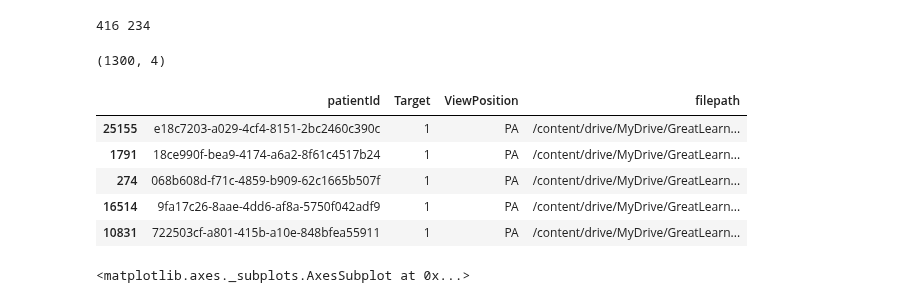
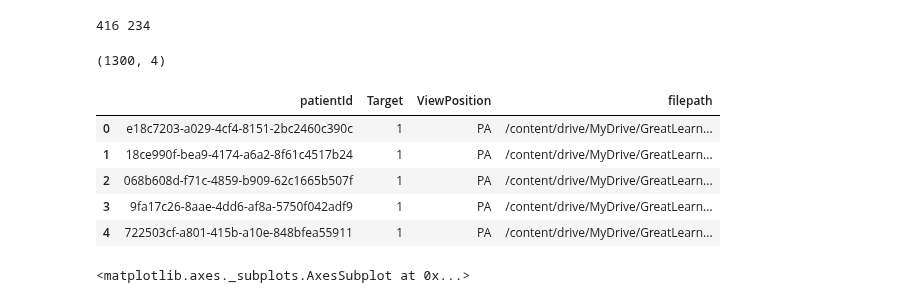
Before and after one commit to baalasangar/MLAI, a Jupyter notebook: 13_Capstone/Model_building_classification.ipynb, the cells around one changed output. Cells and saved outputs as stored; diff of their text form; code cells hidden in the pictures.

```diff
--- a/13_Capstone/Model_building_classification.ipynb
+++ b/13_Capstone/Model_building_classification.ipynb
@@ -95,14 +105,15 @@ sampled_metadata = sampled_metadata.append(metadata_df.query("ViewPosition == 'A
 # %% [output]
 416 234
 # %%
+sampled_metadata.reset_index(drop=True,inplace=True )
 print(sampled_metadata.shape)
 sampled_metadata.head()
 # %% [output]
 (1300, 4)
 |  | patientId | Target | ViewPosition | filepath |
-| 25155 | e18c7203-a029-4cf4-8151-2bc2460c390c | 1 | PA | /content/drive/MyDrive/GreatLearn... |
-| 1791 | 18ce990f-bea9-4174-a6a2-8f61c4517b24 | 1 | PA | /content/drive/MyDrive/GreatLearn... |
-| 274 | 068b608d-f71c-4859-b909-62c1665b507f | 1 | PA | /content/drive/MyDrive/GreatLearn... |
-| 16514 | 9fa17c26-8aae-4dd6-af8a-5750f042adf9 | 1 | PA | /content/drive/MyDrive/GreatLearn... |
-| 10831 | 722503cf-a801-415b-a10e-848bfea55911 | 1 | PA | /content/drive/MyDrive/GreatLearn... |
+| 0 | e18c7203-a029-4cf4-8151-2bc2460c390c | 1 | PA | /content/drive/MyDrive/GreatLearn... |
+| 1 | 18ce990f-bea9-4174-a6a2-8f61c4517b24 | 1 | PA | /content/drive/MyDrive/GreatLearn... |
+| 2 | 068b608d-f71c-4859-b909-62c1665b507f | 1 | PA | /content/drive/MyDrive/GreatLearn... |
+| 3 | 9fa17c26-8aae-4dd6-af8a-5750f042adf9 | 1 | PA | /content/drive/MyDrive/GreatLearn... |
+| 4 | 722503cf-a801-415b-a10e-848bfea55911 | 1 | PA | /content/drive/MyDrive/GreatLearn... |
 # %%
```
Also changed, not shown: parts of 22 cells of this notebook.
